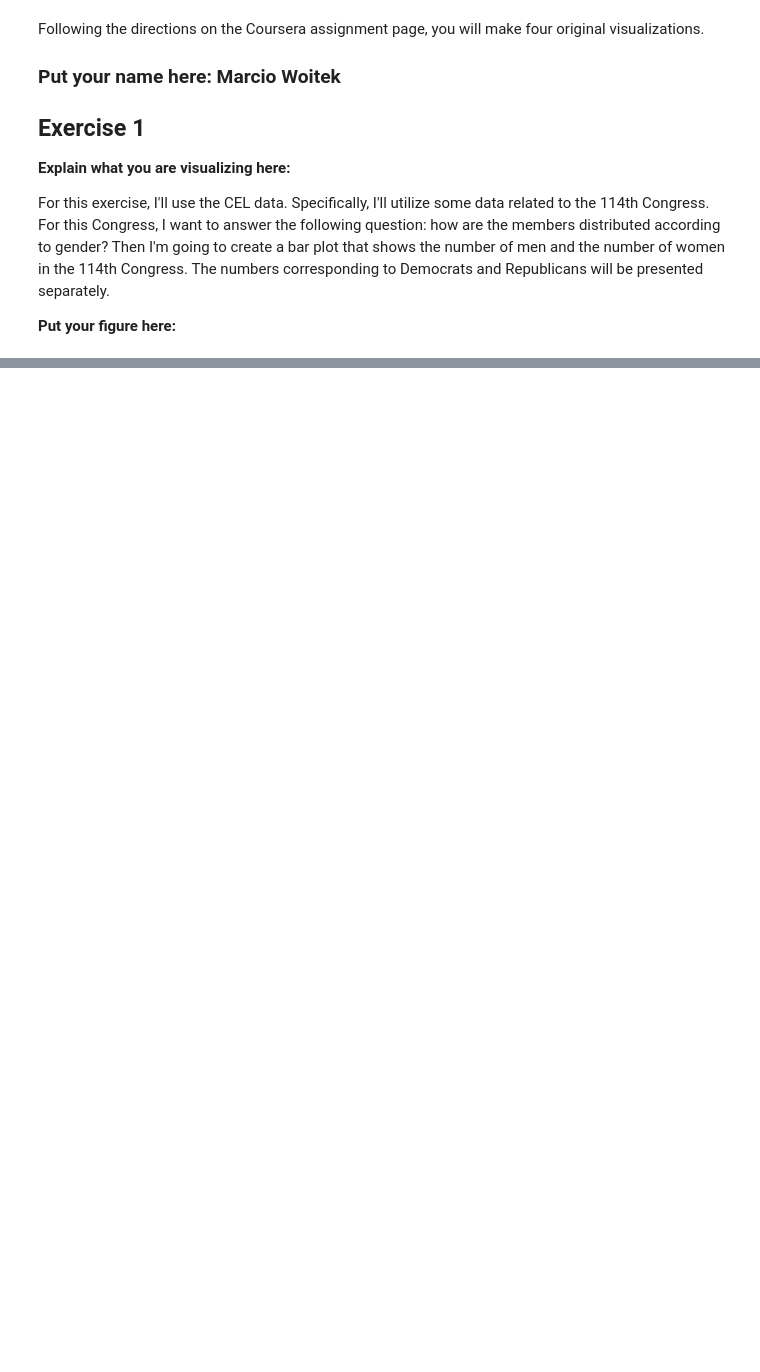
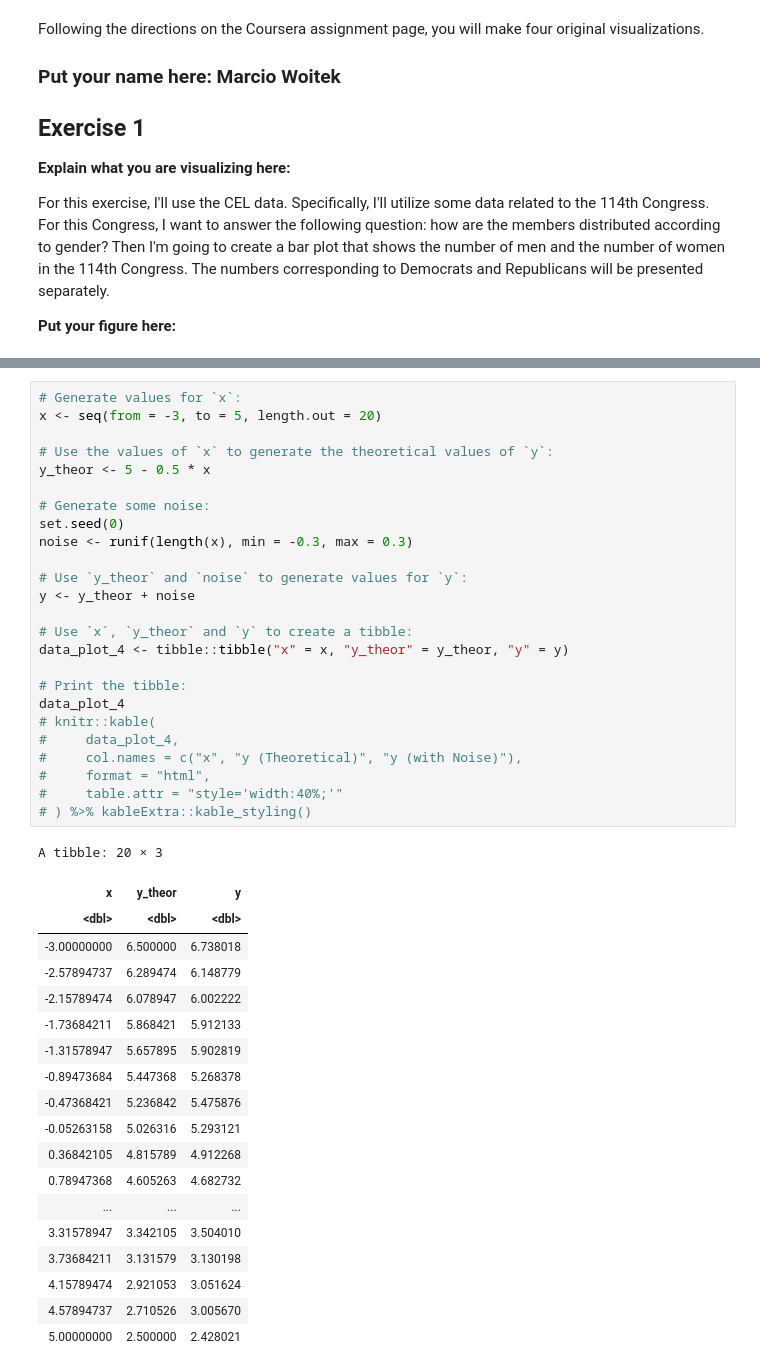
Before and after one commit to mwoitek/r-data-visualization-ggplot2, a Jupyter notebook: assignment_3/week_3_exercise.ipynb, the cells around one changed output, grey strips where cells are left out. Cells and saved outputs as stored; diff of their text form; blank space fills up the shorter version.

```diff
--- a/assignment_3/week_3_exercise.ipynb
+++ b/assignment_3/week_3_exercise.ipynb
@@ -142 +265,46 @@ ggplot(data_plot_2, aes(x = congress, y = dwnom1, fill = Party)) +
+# %%
+# Generate values for `x`:
+x <- seq(from = -3, to = 5, length.out = 20)
+
+# Use the values of `x` to generate the theoretical values of `y`:
+y_theor <- 5 - 0.5 * x
+
+# Generate some noise:
+set.seed(0)
+noise <- runif(length(x), min = -0.3, max = 0.3)
+
+# Use `y_theor` and `noise` to generate values for `y`:
+y <- y_theor + noise
+
+# Use `x`, `y_theor` and `y` to create a tibble:
+data_plot_4 <- tibble::tibble("x" = x, "y_theor" = y_theor, "y" = y)
+
+# Print the tibble:
+data_plot_4
+# knitr::kable(
+#     data_plot_4,
+#     col.names = c("x", "y (Theoretical)", "y (with Noise)"),
+#     format = "html",
+#     table.attr = "style='width:40%;'"
+# ) %>% kableExtra::kable_styling()
+# %% [output]
+A tibble: 20 × 3
+| x | y_theor | y |
+| <dbl> | <dbl> | <dbl> |
+| -3.00000000 | 6.500000 | 6.738018 |
+| -2.57894737 | 6.289474 | 6.148779 |
+| -2.15789474 | 6.078947 | 6.002222 |
+| -1.73684211 | 5.868421 | 5.912133 |
+| -1.31578947 | 5.657895 | 5.902819 |
+| -0.89473684 | 5.447368 | 5.268378 |
+| -0.47368421 | 5.236842 | 5.475876 |
+| -0.05263158 | 5.026316 | 5.293121 |
+| 0.36842105 | 4.815789 | 4.912268 |
+| 0.78947368 | 4.605263 | 4.682732 |
+| ... | ... | ... |
+| 3.31578947 | 3.342105 | 3.504010 |
+| 3.73684211 | 3.131579 | 3.130198 |
+| 4.15789474 | 2.921053 | 3.051624 |
+| 4.57894737 | 2.710526 | 3.005670 |
+| 5.00000000 | 2.500000 | 2.428021 |
 # %% [markdown]
```
Also changed, not shown: parts of 11 cells of this notebook, 3 other files.
